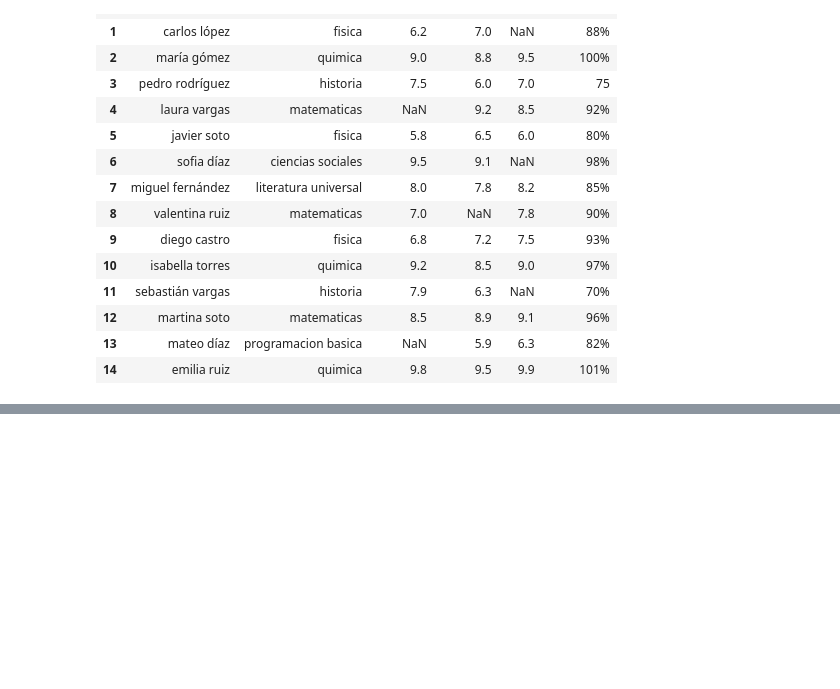
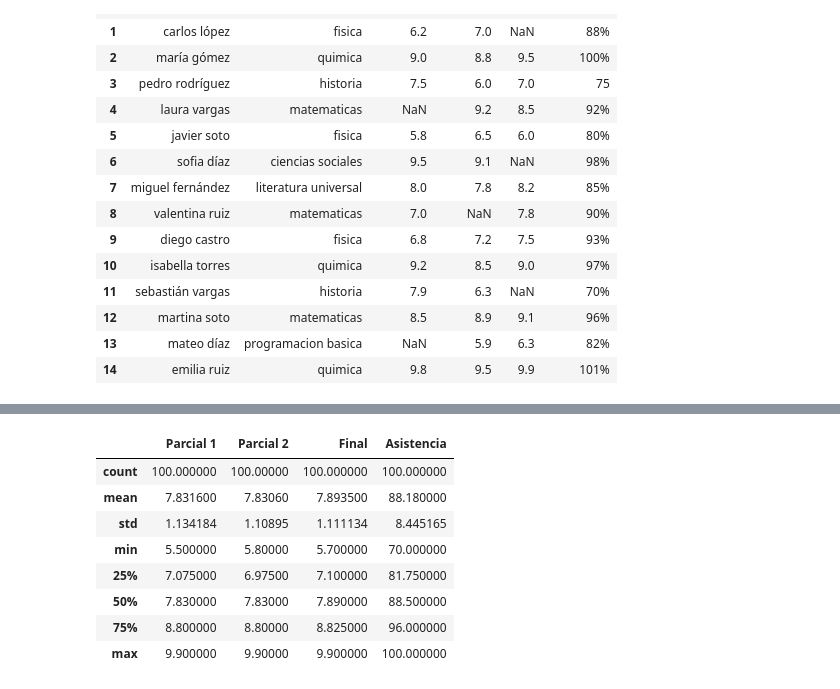
Before and after one commit to BrandonPzocik/ModeloParcial1_tlp3_Brandon_Pzocik, a Jupyter notebook: main.ipynb, the cells around one changed output, grey strips where cells are left out. Saved outputs shown, nothing was run; the diff lists cells and outputs as text; code cells hidden in the pictures; blank space fills up the shorter version.

```diff
--- a/main.ipynb
+++ b/main.ipynb
@@ -233,0 +247,12 @@ df.tail(20)
+# %%
+df.describe()
+# %% [output]
+|  | Parcial 1 | Parcial 2 | Final | Asistencia |
+| count | 100.000000 | 100.00000 | 100.000000 | 100.000000 |
+| mean | 7.831600 | 7.83060 | 7.893500 | 88.180000 |
+| std | 1.134184 | 1.10895 | 1.111134 | 8.445165 |
+| min | 5.500000 | 5.80000 | 5.700000 | 70.000000 |
+| 25% | 7.075000 | 6.97500 | 7.100000 | 81.750000 |
+| 50% | 7.830000 | 7.83000 | 7.890000 | 88.500000 |
+| 75% | 8.800000 | 8.80000 | 8.825000 | 96.000000 |
+| max | 9.900000 | 9.90000 | 9.900000 | 100.000000 |
```
Also changed, not shown: parts of 8 cells of this notebook.
